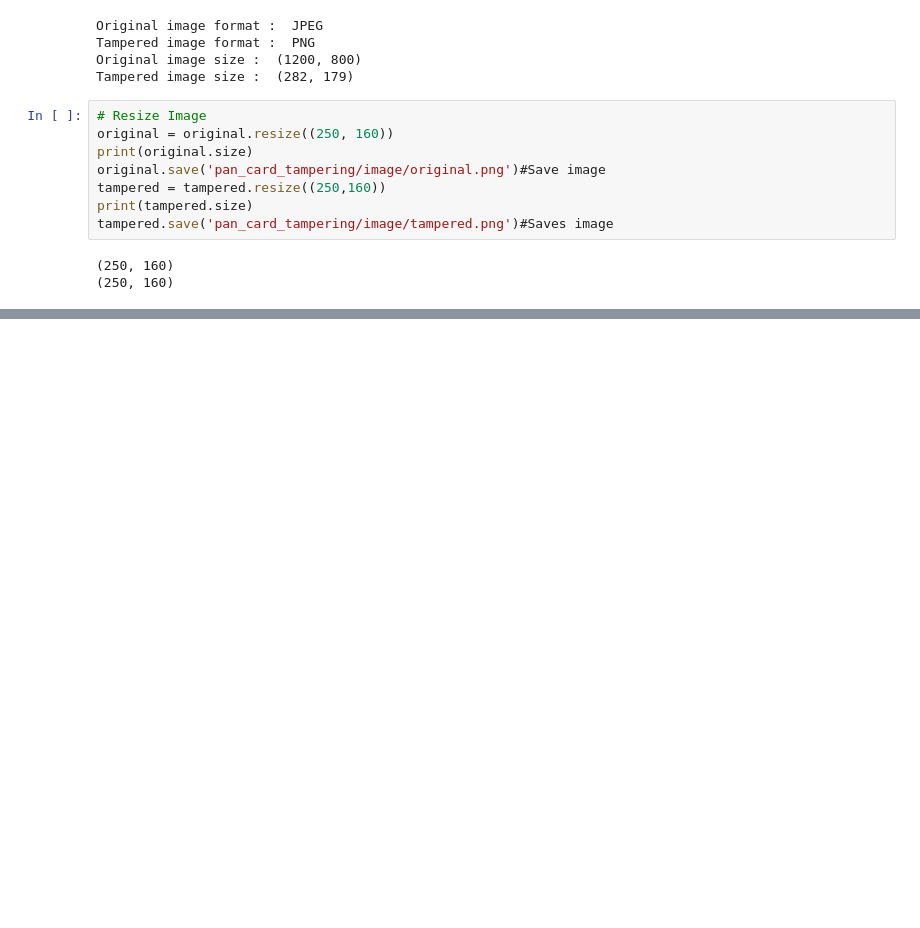
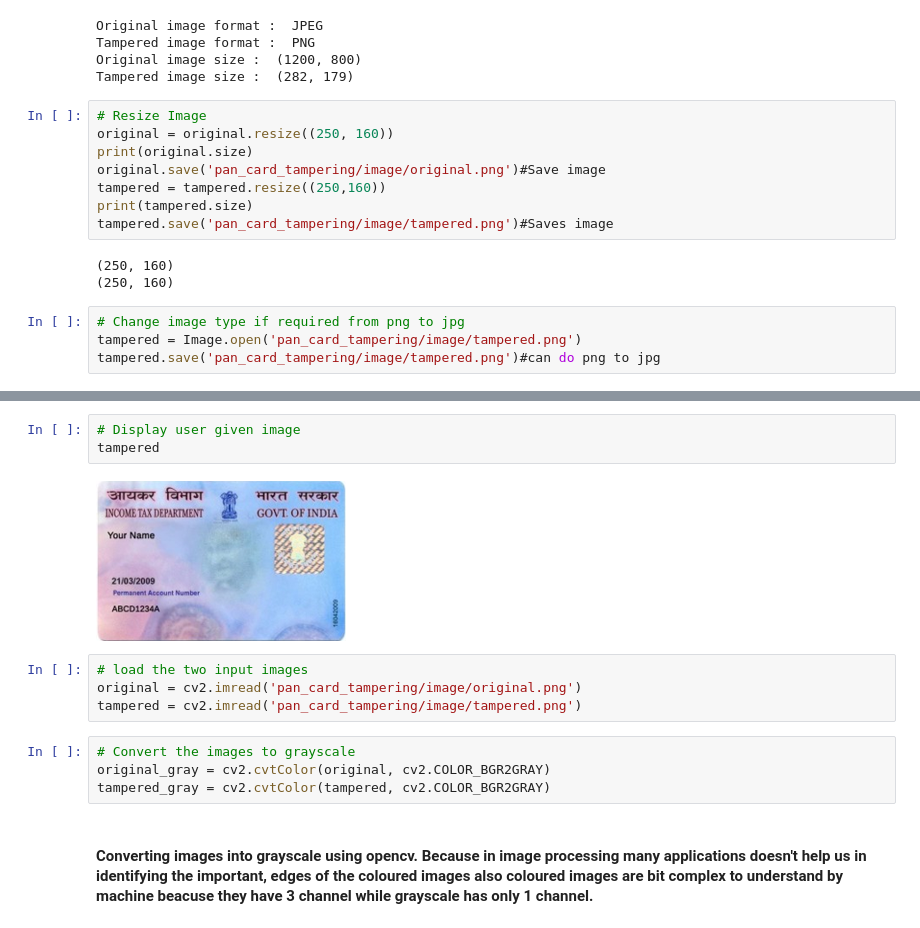
Before and after one commit to pankajshakya627/Basic_programs, a Jupyter notebook: Pancard_Tempering.ipynb, the cells around one changed output, grey strips where cells are left out. Drawn from its saved outputs; the diff is of its cells as text; blank space fills up the shorter version.

```diff
--- a/Pancard_Tempering.ipynb
+++ b/Pancard_Tempering.ipynb
@@ -38,3 +38,7 @@ tampered.save('pan_card_tampering/image/tampered.png')#Saves image
 # %% [output]
 (250, 160)
 (250, 160)
+# %%
+# Change image type if required from png to jpg
+tampered = Image.open('pan_card_tampering/image/tampered.png')
+tampered.save('pan_card_tampering/image/tampered.png')#can do png to jpg
@@ -40,0 +50,15 @@ tampered.save('pan_card_tampering/image/tampered.png')#Saves image
+# %%
+# Display user given image
+tampered
+# %% [output]
+[figure, added]
+# %%
+# load the two input images
+original = cv2.imread('pan_card_tampering/image/original.png')
+tampered = cv2.imread('pan_card_tampering/image/tampered.png')
+# %%
+# Convert the images to grayscale
+original_gray = cv2.cvtColor(original, cv2.COLOR_BGR2GRAY)
+tampered_gray = cv2.cvtColor(tampered, cv2.COLOR_BGR2GRAY)
+# %% [markdown]
+#### Converting images into grayscale using opencv. Because in image processing many applications doesn't help us in identifying the important, edges of the coloured images also coloured images are bit complex to understand by machine beacuse they have 3 channel while grayscale has only 1 channel.
```
Also changed, not shown: parts of 15 cells of this notebook.
